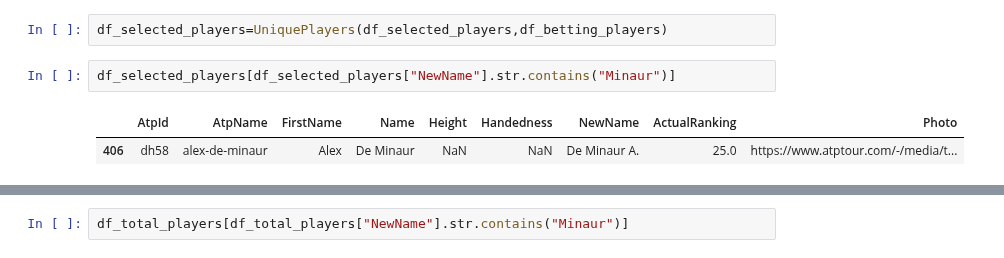
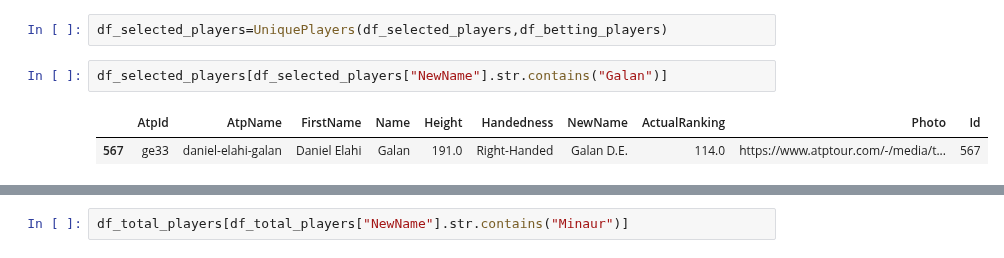
Before and after one commit to pmecchia/atp_matches, a Jupyter notebook: Clean Notebook.ipynb, the cells around one changed output, grey strips where cells are left out. Saved outputs shown, nothing was run; the diff lists cells and outputs as text.

```diff
--- a/Clean Notebook.ipynb
+++ b/Clean Notebook.ipynb
@@ -287,8 +289,8 @@ def UniquePlayers(df_selected_players, df_betting_players):
 # %%
 df_selected_players=UniquePlayers(df_selected_players,df_betting_players)
 # %%
-df_selected_players[df_selected_players["NewName"].str.contains("Minaur")]
+df_selected_players[df_selected_players["NewName"].str.contains("Galan")]
 # %% [output]
-|  | AtpId | AtpName | FirstName | Name | Height | Handedness | NewName | ActualRanking | Photo |
-| 406 | dh58 | alex-de-minaur | Alex | De Minaur | NaN | NaN | De Minaur A. | 25.0 | https://www.atptour.com/-/media/t... |
+|  | AtpId | AtpName | FirstName | Name | Height | Handedness | NewName | ActualRanking | Photo | Id |
+| 567 | ge33 | daniel-elahi-galan | Daniel Elahi | Galan | 191.0 | Right-Handed | Galan D.E. | 114.0 | https://www.atptour.com/-/media/t... | 567 |
 # %%
```
Also changed, not shown: parts of 22 cells of this notebook, 7 other files.
